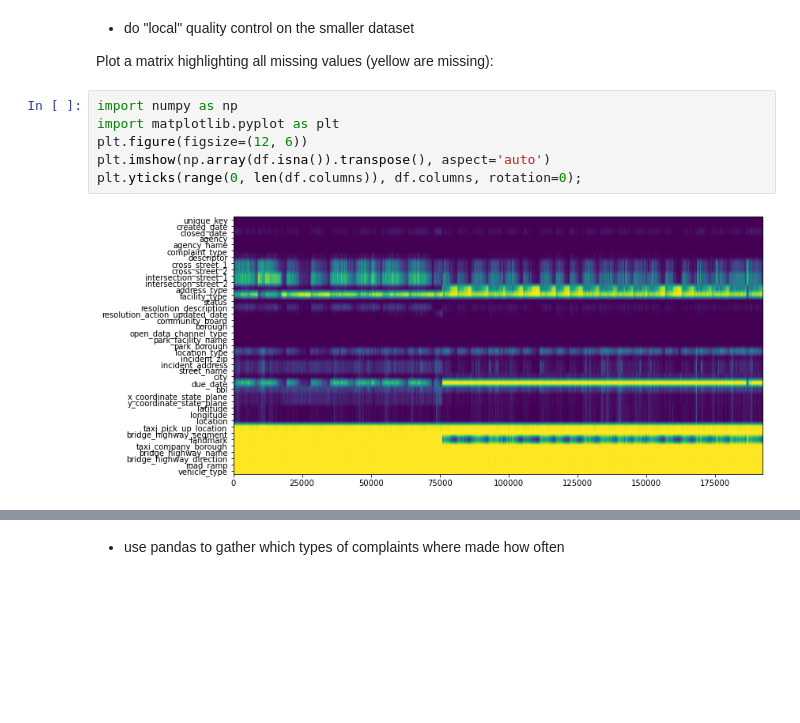
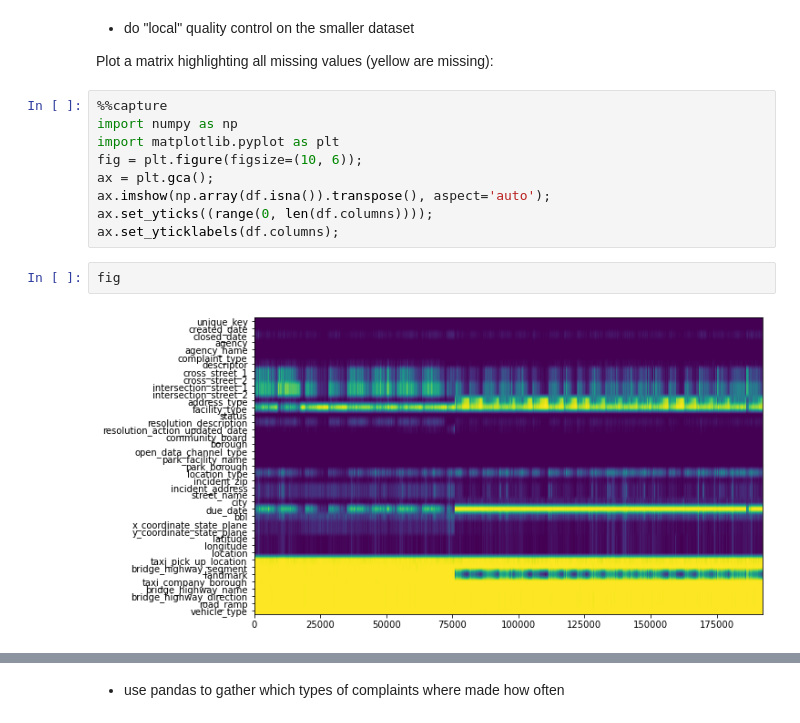
Before and after one commit to john-wigg/mosd-exam, a Jupyter notebook: Presentation.ipynb, the cells around one changed output, grey strips where cells are left out. Drawn from its saved outputs; the diff is of its cells as text; blank space fills up the shorter version.

```diff
--- a/Presentation.ipynb
+++ b/Presentation.ipynb
@@ -294,11 +285,16 @@ The dataset is still very large, but manageable!
 
 Plot a matrix highlighting all missing values (yellow are missing):
 # %%
+%%capture
 import numpy as np
 import matplotlib.pyplot as plt
-plt.figure(figsize=(12, 6))
-plt.imshow(np.array(df.isna()).transpose(), aspect='auto')
-plt.yticks(range(0, len(df.columns)), df.columns, rotation=0);
+fig = plt.figure(figsize=(10, 6));
+ax = plt.gca();
+ax.imshow(np.array(df.isna()).transpose(), aspect='auto');
+ax.set_yticks((range(0, len(df.columns))));
+ax.set_yticklabels(df.columns);
-# %% [output]
-[figure, removed]
+# %%
+fig
+# %% [output]
+[figure, added]
 # %% [markdown]
```
Also changed, not shown: parts of 34 cells of this notebook, 1 other file.
